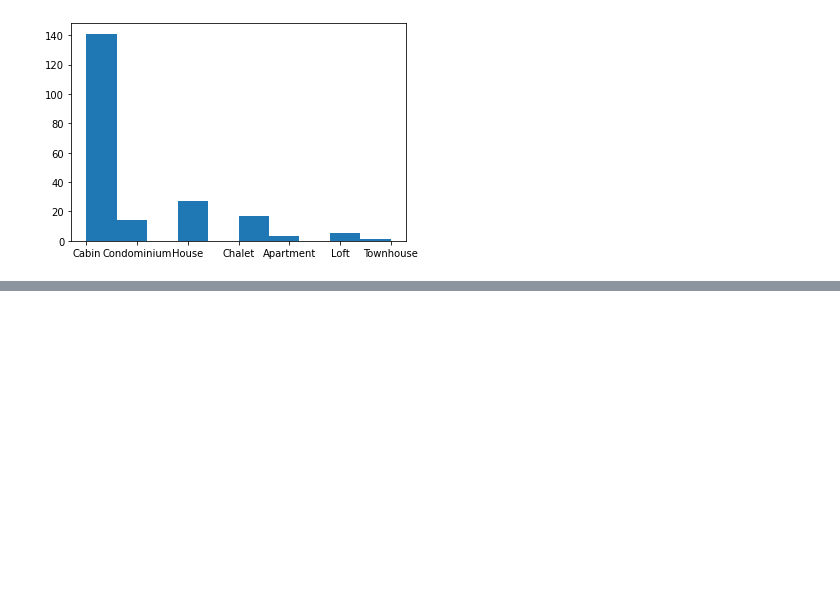
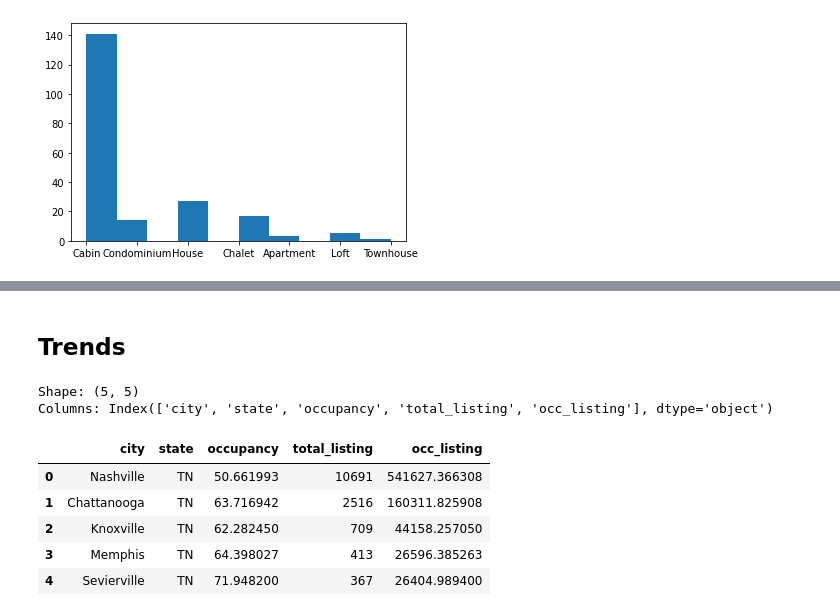
Before and after one commit to taylor-curran/discover-realestate-data, a Jupyter notebook: notebooks/discover_data.ipynb, the cells around one changed output, grey strips where cells are left out. Drawn from its saved outputs; the diff is of its cells as text; code cells hidden in the pictures; blank space fills up the shorter version.

```diff
--- a/notebooks/discover_data.ipynb
+++ b/notebooks/discover_data.ipynb
@@ -162,0 +386,2 @@ plt.hist(content['rental_income_histogram']['histogram'])
+# %% [markdown]
+## Trends
@@ -162,0 +408,32 @@ plt.hist(content['rental_income_histogram']['histogram'])
+# %%
+# Build Query URL - Airbnb Top Cities
+
+url_beginning = "https://mashvisor-api.p.rapidapi.com"
+url_ending = "/trends/cities"
+
+url = url_beginning + url_ending
+
+querystring = {
+    "state": "TN"
+               }
+
+# Request
+
+response = requests.request("GET", url, headers=headers, params=querystring)
+json_response = response.json()
+content = json_response['content']['cities']
+
+df = pd.DataFrame(content)
+
+print("Shape:", df.shape)
+print("Columns:", df.columns)
+df.head()
+# %% [output]
+Shape: (5, 5)
+Columns: Index(['city', 'state', 'occupancy', 'total_listing', 'occ_listing'], dtype='object')
+|  | city | state | occupancy | total_listing | occ_listing |
+| 0 | Nashville | TN | 50.661993 | 10691 | 541627.366308 |
+| 1 | Chattanooga | TN | 63.716942 | 2516 | 160311.825908 |
+| 2 | Knoxville | TN | 62.282450 | 709 | 44158.257050 |
+| 3 | Memphis | TN | 64.398027 | 413 | 26596.385263 |
+| 4 | Sevierville | TN | 71.948200 | 367 | 26404.989400 |
```
Also changed, not shown: parts of 25 cells of this notebook.
